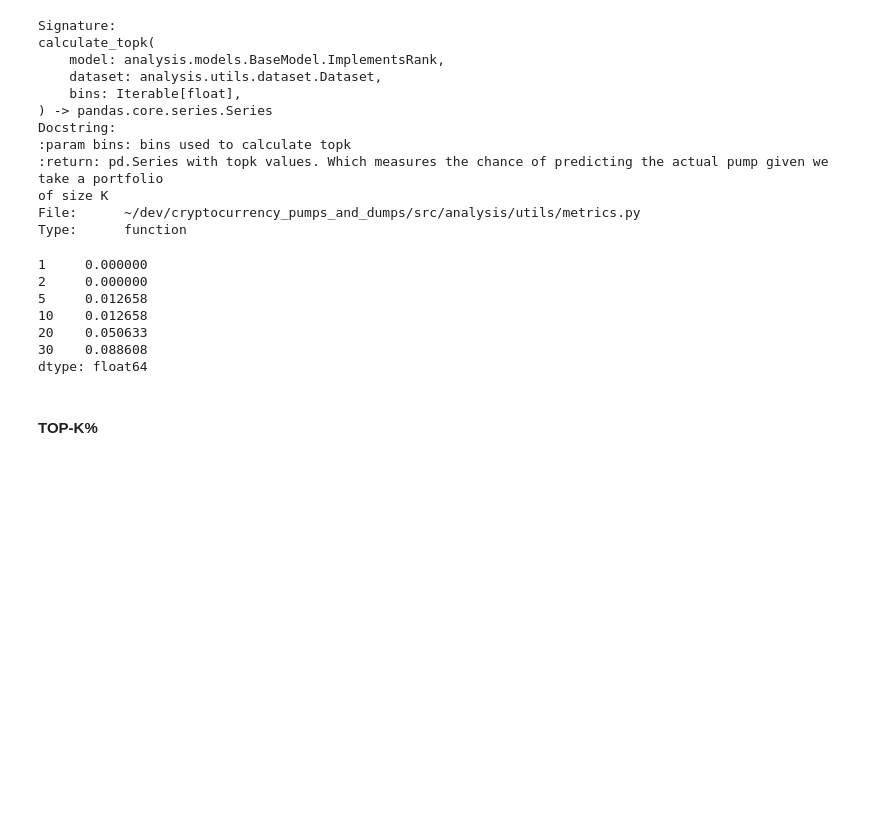
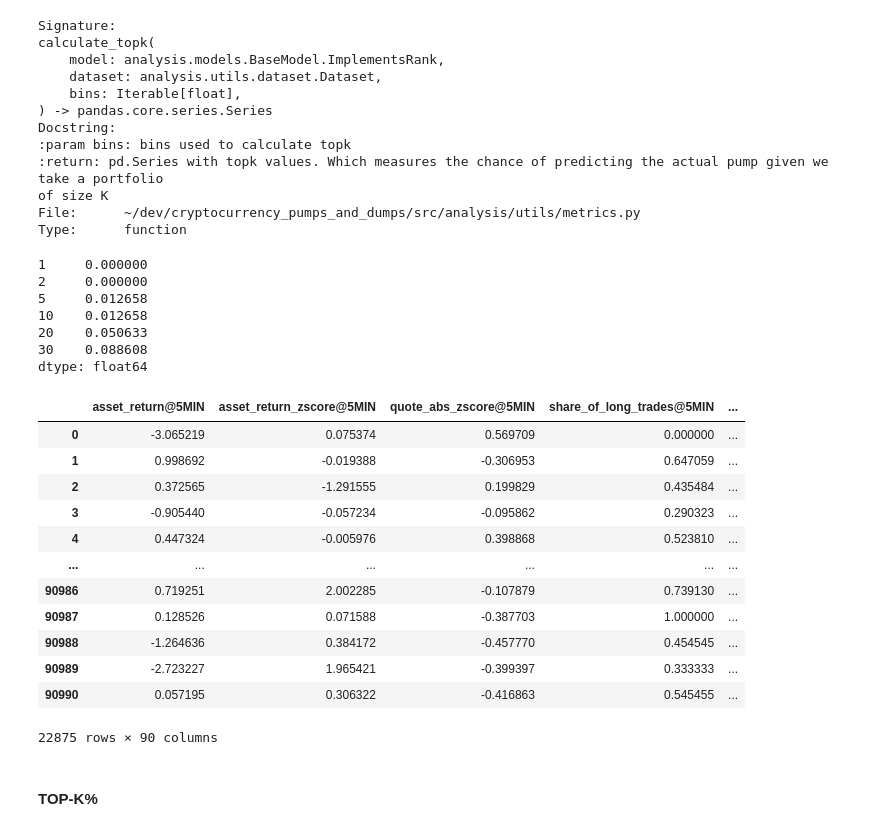
Before and after one commit to B0R0koko/pump-and-dump-prediction, a Jupyter notebook: src/analysis/research_notebook.ipynb, the cells around one changed output. Drawn from its saved outputs; the diff is of its cells as text; code cells hidden in the pictures; blank space fills up the shorter version.

```diff
--- a/src/analysis/research_notebook.ipynb
+++ b/src/analysis/research_notebook.ipynb
@@ -469,6 +470,22 @@ calculate_topk(model=model_rf, dataset=dataset, bins=[1, 2, 5, 10, 20, 30])
 20    0.050633
 30    0.088608
 dtype: float64
+# %%
+dataset.all_data()
+# %% [output]
+|  | asset_return@5MIN | asset_return_zscore@5MIN | quote_abs_zscore@5MIN | share_of_long_trades@5MIN | ... |
+| 0 | -3.065219 | 0.075374 | 0.569709 | 0.000000 | ... |
+| 1 | 0.998692 | -0.019388 | -0.306953 | 0.647059 | ... |
+| 2 | 0.372565 | -1.291555 | 0.199829 | 0.435484 | ... |
+| 3 | -0.905440 | -0.057234 | -0.095862 | 0.290323 | ... |
+| 4 | 0.447324 | -0.005976 | 0.398868 | 0.523810 | ... |
+| ... | ... | ... | ... | ... | ... |
+| 90986 | 0.719251 | 2.002285 | -0.107879 | 0.739130 | ... |
+| 90987 | 0.128526 | 0.071588 | -0.387703 | 1.000000 | ... |
+| 90988 | -1.264636 | 0.384172 | -0.457770 | 0.454545 | ... |
+| 90989 | -2.723227 | 1.965421 | -0.399397 | 0.333333 | ... |
+| 90990 | 0.057195 | 0.306322 | -0.416863 | 0.545455 | ... |
+22875 rows × 90 columns
 # %% [markdown]
 <h4>TOP-K%</h4>
 # %%
```
Also changed, not shown: parts of 6 cells of this notebook, 1 other file.
